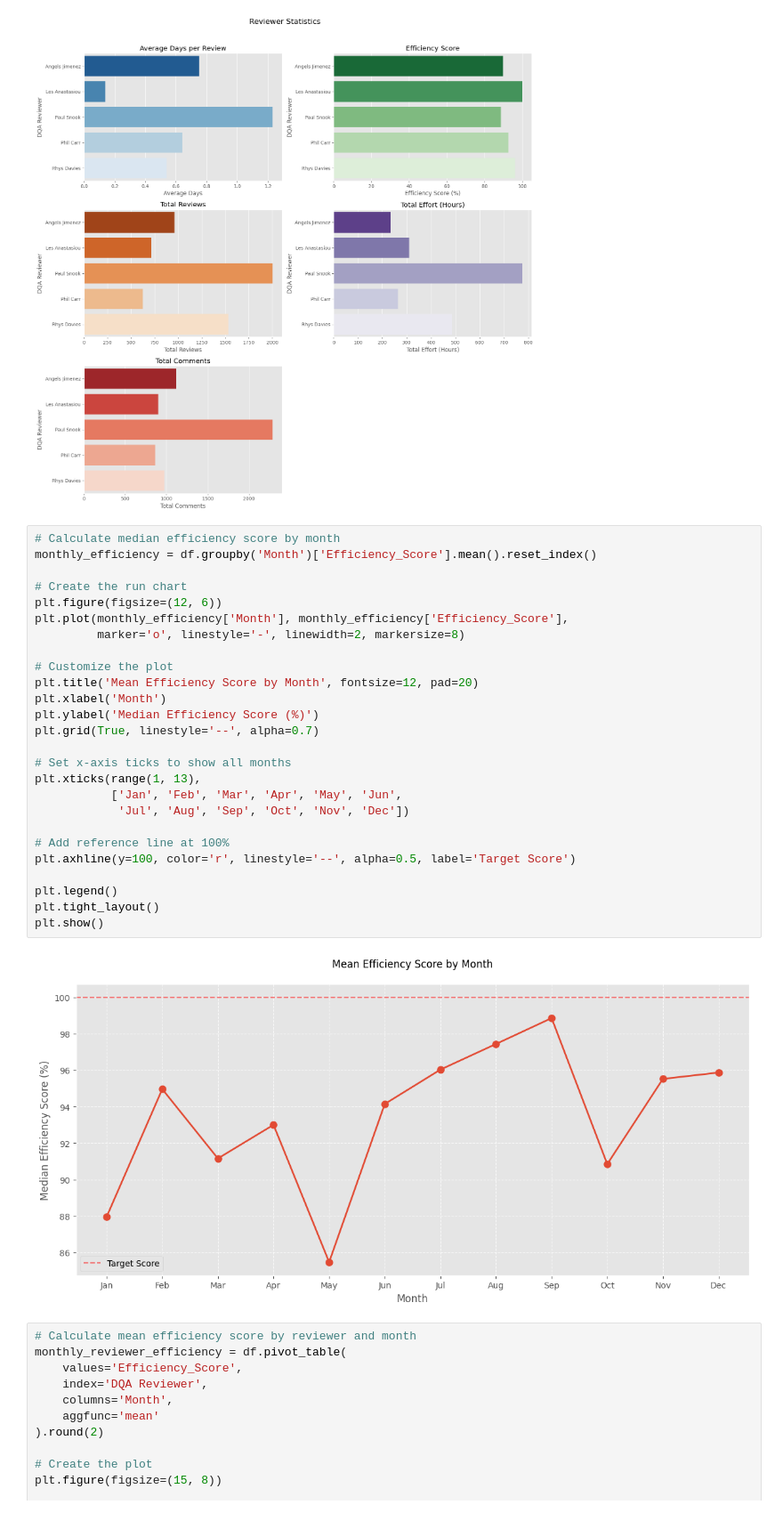
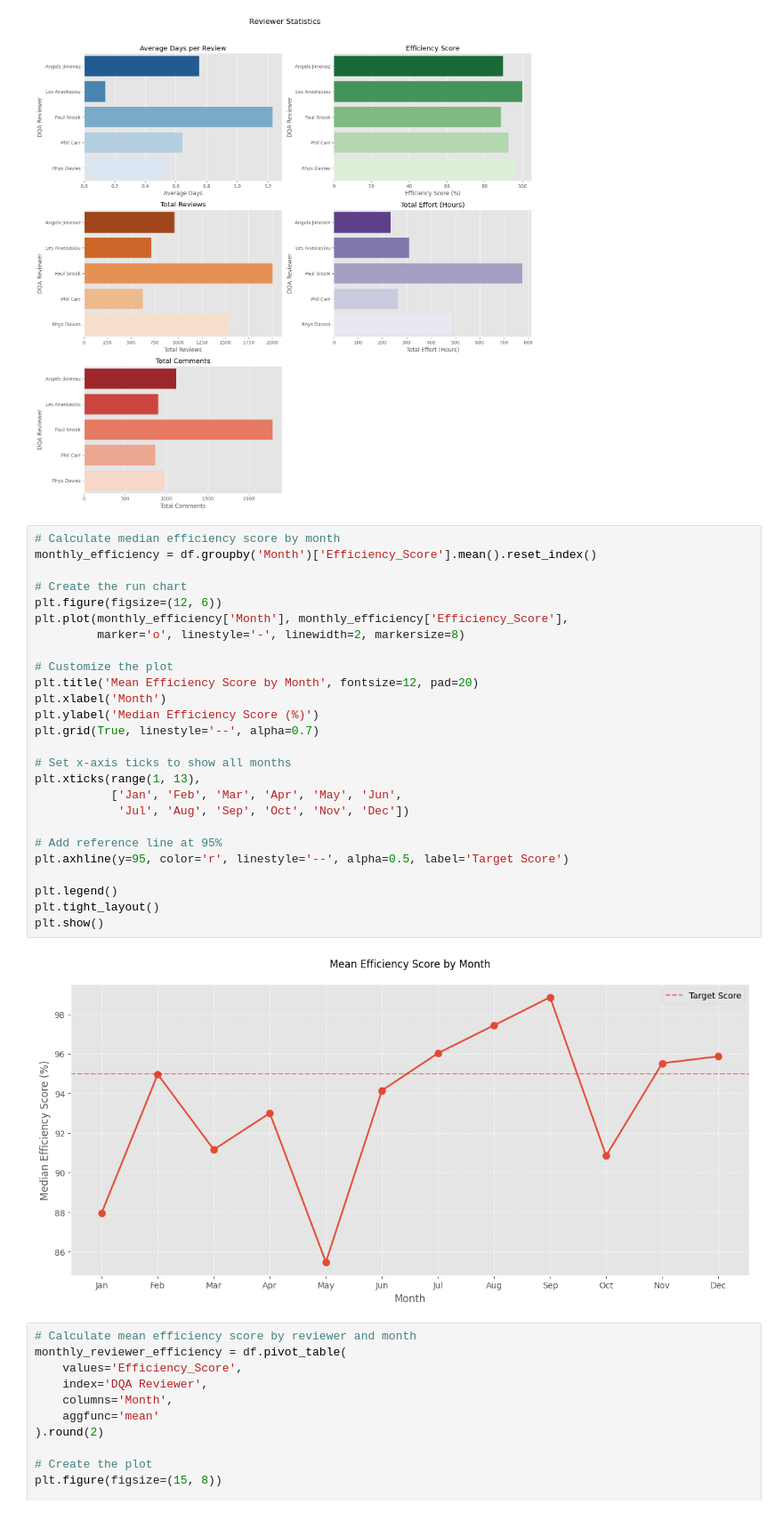
Before and after one commit to marcus-furius/Six-Sigma-Data-with-Python, a Jupyter notebook: src/advanced/dqa_detailed_analysis.ipynb, the cells around one changed output. Shown at 89% size. Saved outputs shown, nothing was run; the diff lists cells and outputs as text.

```diff
--- a/src/advanced/dqa_detailed_analysis.ipynb
+++ b/src/advanced/dqa_detailed_analysis.ipynb
@@ -310,31 +310,31 @@ plt.show()
 # %%
 # Calculate median efficiency score by month
 monthly_efficiency = df.groupby('Month')['Efficiency_Score'].mean().reset_index()
 
 # Create the run chart
 plt.figure(figsize=(12, 6))
 plt.plot(monthly_efficiency['Month'], monthly_efficiency['Efficiency_Score'],
          marker='o', linestyle='-', linewidth=2, markersize=8)
 
 # Customize the plot
 plt.title('Mean Efficiency Score by Month', fontsize=12, pad=20)
 plt.xlabel('Month')
 plt.ylabel('Median Efficiency Score (%)')
 plt.grid(True, linestyle='--', alpha=0.7)
 
 # Set x-axis ticks to show all months
 plt.xticks(range(1, 13),
            ['Jan', 'Feb', 'Mar', 'Apr', 'May', 'Jun',
             'Jul', 'Aug', 'Sep', 'Oct', 'Nov', 'Dec'])
 
-# Add reference line at 100%
-plt.axhline(y=100, color='r', linestyle='--', alpha=0.5, label='Target Score')
+# Add reference line at 95%
+plt.axhline(y=95, color='r', linestyle='--', alpha=0.5, label='Target Score')
 
 plt.legend()
 plt.tight_layout()
 plt.show()
 # %% [output]
-[figure, old version]
+[figure, new version]
 # %%
 # Calculate mean efficiency score by reviewer and month
 monthly_reviewer_efficiency = df.pivot_table(
```
Also changed, not shown: parts of 11 cells of this notebook, 28 other files.
